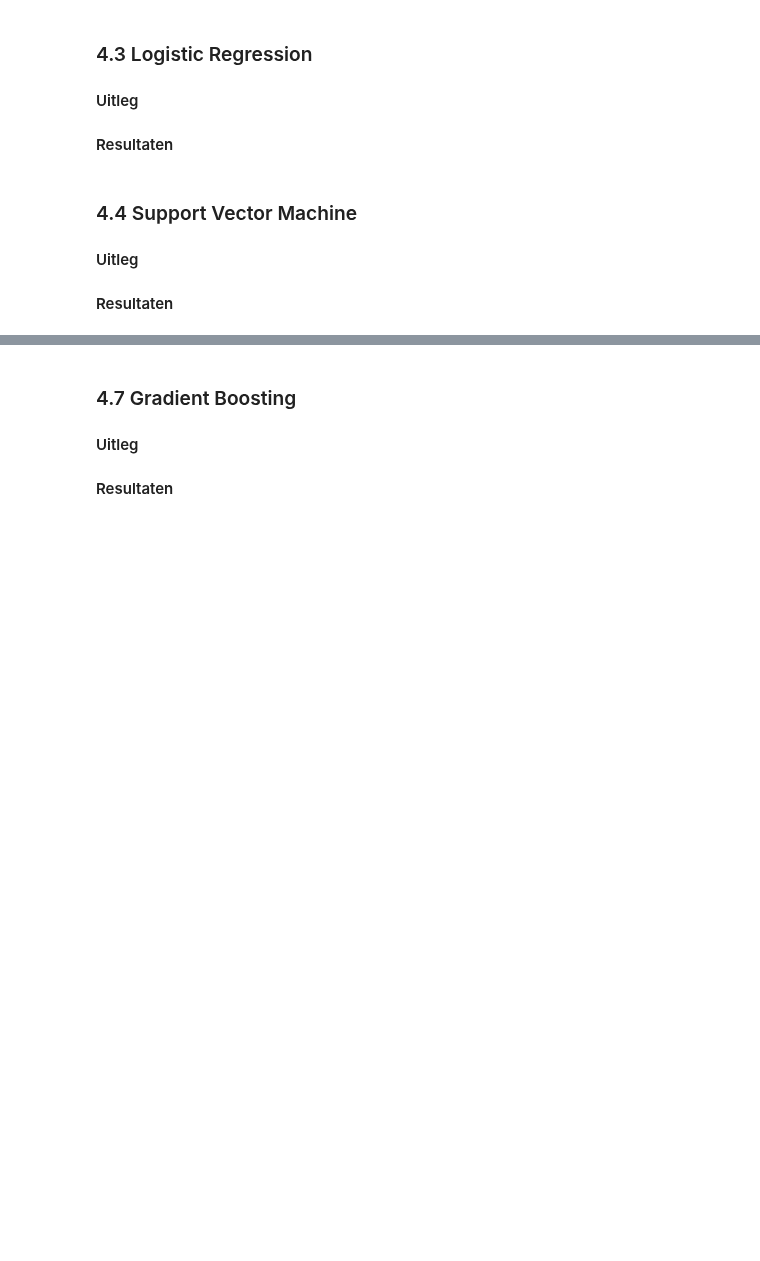
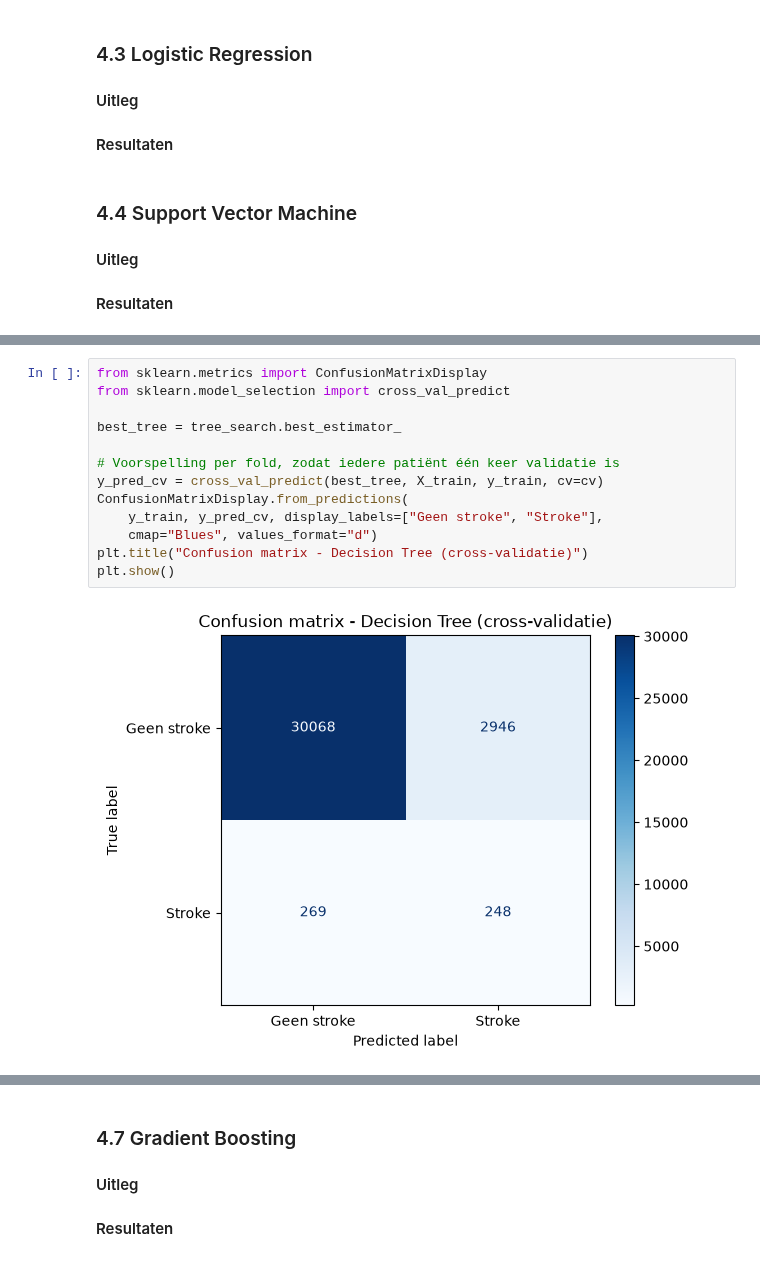
Before and after one commit to rabpie/26-27-Machine-Learning-groep-6, a Jupyter notebook: ML-Voorspel herseninfarct.ipynb, the cells around one changed output, grey strips where cells are left out. Cells and saved outputs as stored; diff of their text form; blank space fills up the shorter version.

```diff
--- a/ML-Voorspel herseninfarct.ipynb
+++ b/ML-Voorspel herseninfarct.ipynb
@@ -880,0 +940,15 @@ Hoewel de F1-score geschikt is voor deze competitie, is het voor een medische to
+# %%
+from sklearn.metrics import ConfusionMatrixDisplay
+from sklearn.model_selection import cross_val_predict
+
+best_tree = tree_search.best_estimator_
+
+# Voorspelling per fold, zodat iedere patiënt één keer validatie is
+y_pred_cv = cross_val_predict(best_tree, X_train, y_train, cv=cv)
+ConfusionMatrixDisplay.from_predictions(
+    y_train, y_pred_cv, display_labels=["Geen stroke", "Stroke"],
+    cmap="Blues", values_format="d")
+plt.title("Confusion matrix - Decision Tree (cross-validatie)")
+plt.show()
+# %% [output]
+[figure, added]
```
Also changed, not shown: parts of 10 cells of this notebook.
